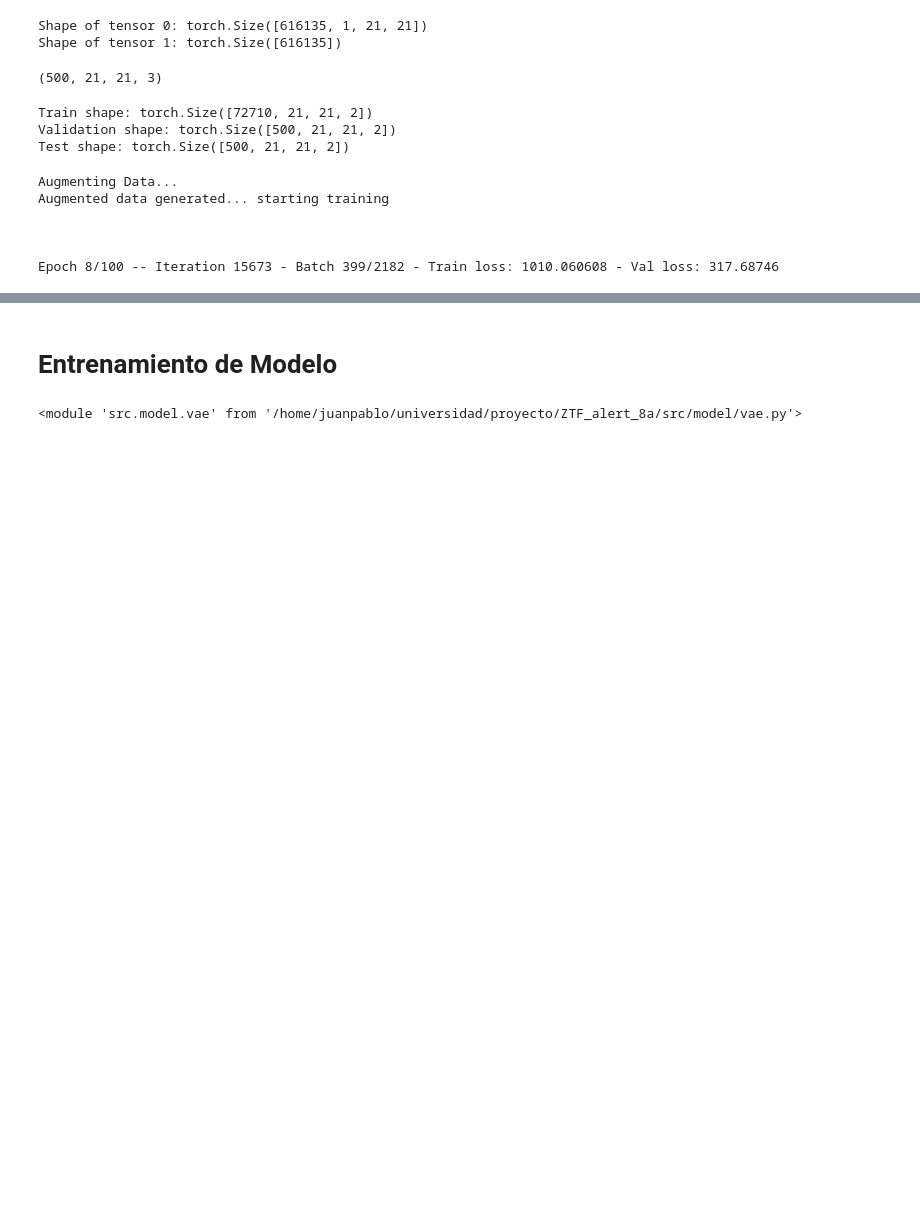
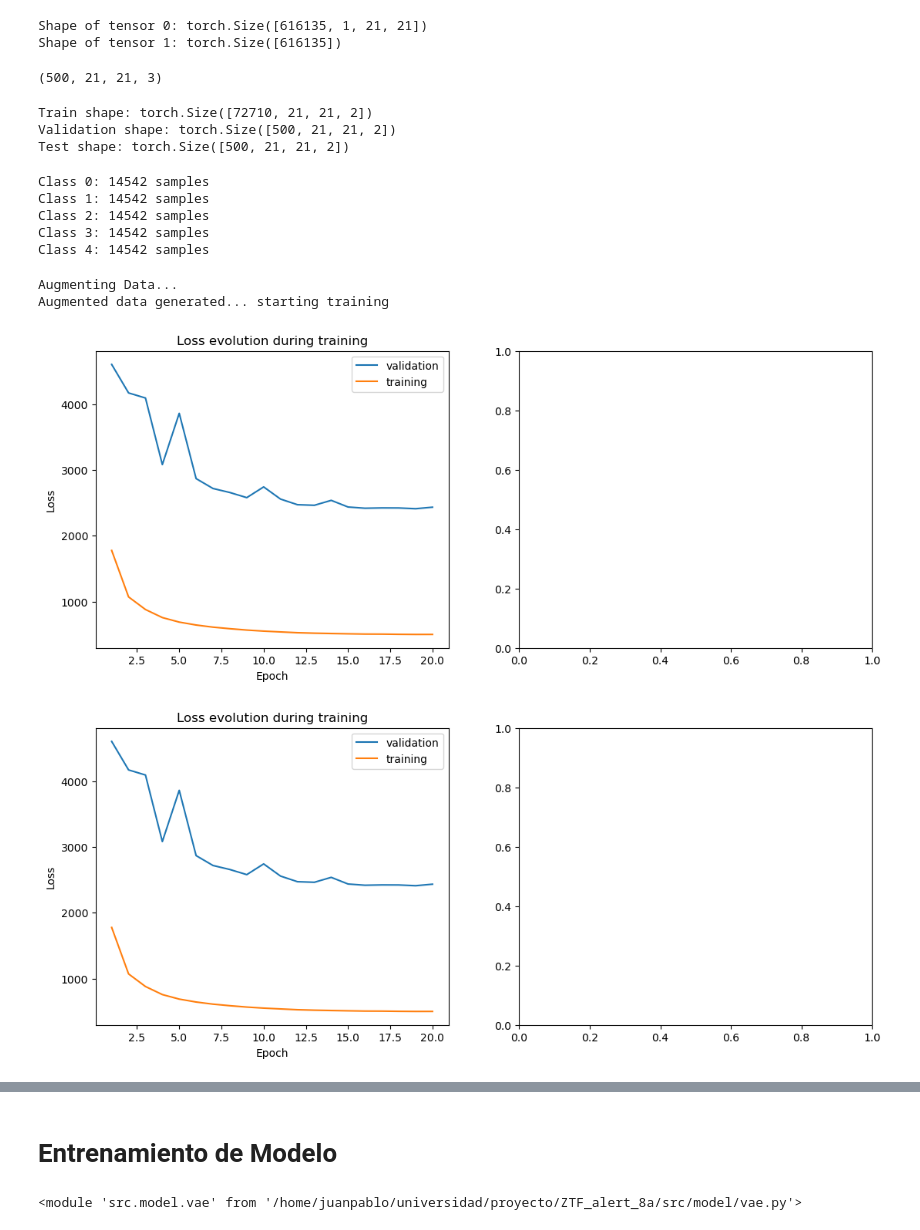
Before and after one commit to pmarconep/ZTF_alert_8a, a Jupyter notebook: proyecto_test.ipynb, the cells around one changed output, grey strips where cells are left out. Drawn from its saved outputs; the diff is of its cells as text; code cells hidden in the pictures; blank space fills up the shorter version.

```diff
--- a/proyecto_test.ipynb
+++ b/proyecto_test.ipynb
@@ -267,6 +267,16 @@ test_dataset = TensorDataset(test_difference_reshaped_perm, test_difference)
 Train shape: torch.Size([72710, 21, 21, 2])
 Validation shape: torch.Size([500, 21, 21, 2])
 Test shape: torch.Size([500, 21, 21, 2])
+# %%
+unique_classes, counts = torch.unique(train_class, return_counts=True)
+for i, count in enumerate(counts):
+    print(f"Class {int(unique_classes[i])}: {count} samples")
+# %% [output]
+Class 0: 14542 samples
+Class 1: 14542 samples
+Class 2: 14542 samples
+Class 3: 14542 samples
+Class 4: 14542 samples
 # %%
 import src.model.train as train
 importlib.reload(train)
@@ -277,9 +287,9 @@ importlib.reload(vae)
 
 model_full = vae.VAE(latent_dim=21, n_channels=2)
 
-max_epochs = 100
+max_epochs = 20
 criterion = vae.loss_function
-batch_size = 200 #100
+batch_size = 100 #100
 lr = 0.333e-4 #propuesto en paper astorga
 augmentation = True
 use_gpu = True
@@ -297,7 +307,3 @@ curves_full, tiempo_ejecucion_full = train.train_model(model_full,
 # %% [output]
 Augmenting Data...
 Augmented data generated... starting training
-
-
-
-Epoch 8/100 -- Iteration 15673 - Batch 399/2182 - Train loss: 1010.060608 - Val loss: 317.68746
@@ -306,3 +313,9 @@ torch.save(model_full.state_dict(), 'models/model_full_augmented.pth')
+# %%
+import src.model.metrics as metrics
+metrics.show_curves(curves_full)
+# %% [output]
+[figure, added]
+[figure, added]
 # %%
 # armar test dataset
 from torch.utils.data import TensorDataset, DataLoader
```
Also changed, not shown: parts of 4 cells of this notebook.
